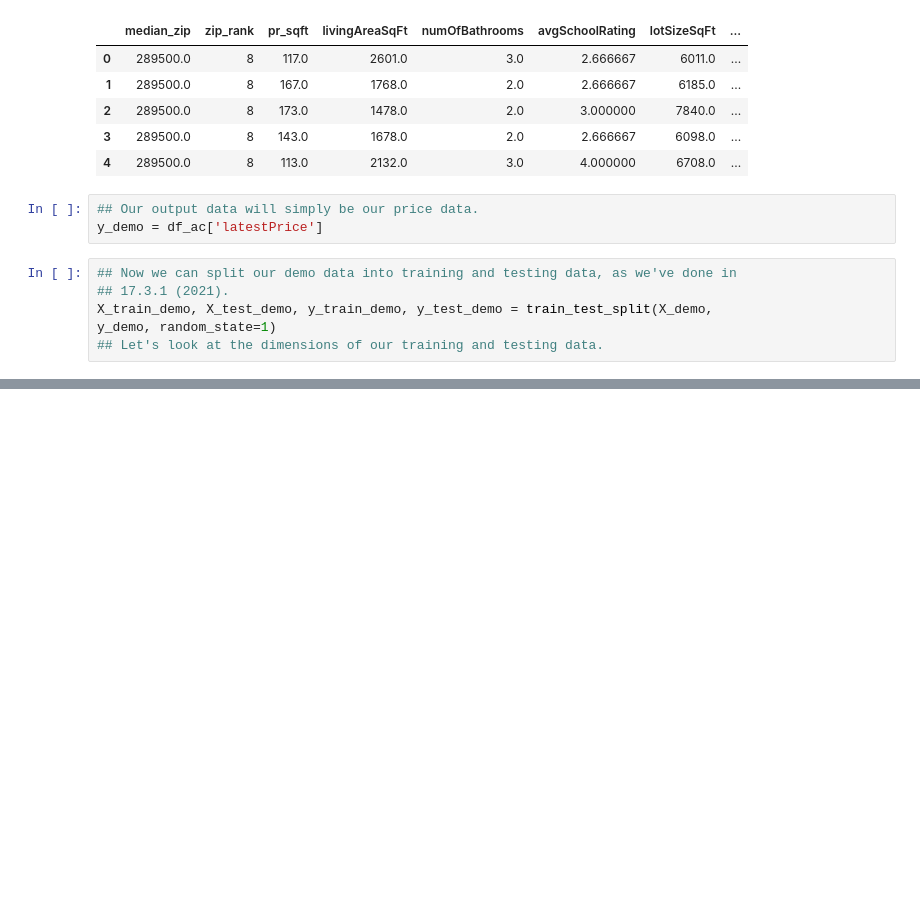
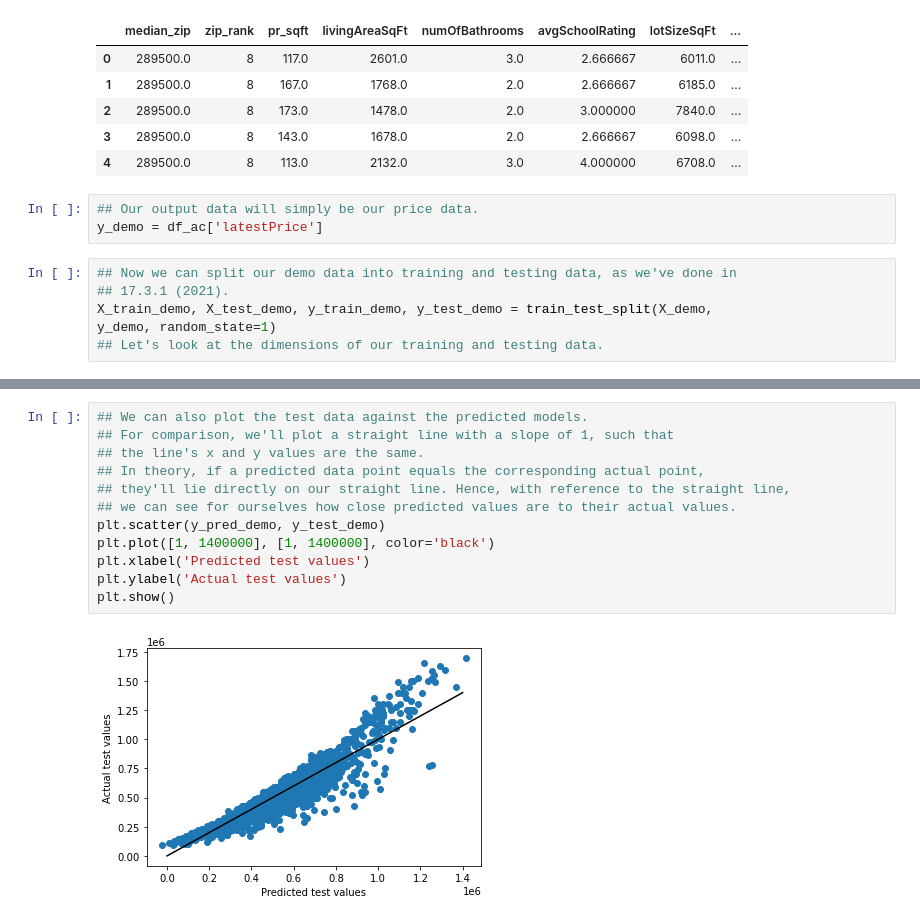
Before and after one commit to dianahandler/Final_Module20_Group3, a Jupyter notebook: Austin-Sklearn-Machine-Learning.ipynb, the cells around one changed output, grey strips where cells are left out. Drawn from its saved outputs; the diff is of its cells as text; blank space fills up the shorter version.

Commit message:
Add files via upload
Finished evaluation of demo regression results.

```diff
--- a/Austin-Sklearn-Machine-Learning.ipynb
+++ b/Austin-Sklearn-Machine-Learning.ipynb
@@ -317,0 +350,14 @@ testing.head()
+# %%
+## We can also plot the test data against the predicted models.
+## For comparison, we'll plot a straight line with a slope of 1, such that
+## the line's x and y values are the same.
+## In theory, if a predicted data point equals the corresponding actual point,
+## they'll lie directly on our straight line. Hence, with reference to the straight line,
+## we can see for ourselves how close predicted values are to their actual values.
+plt.scatter(y_pred_demo, y_test_demo)
+plt.plot([1, 1400000], [1, 1400000], color='black')
+plt.xlabel('Predicted test values')
+plt.ylabel('Actual test values')
+plt.show()
+# %% [output]
+[figure, added]
```
Also changed, not shown: parts of 30 cells of this notebook.
